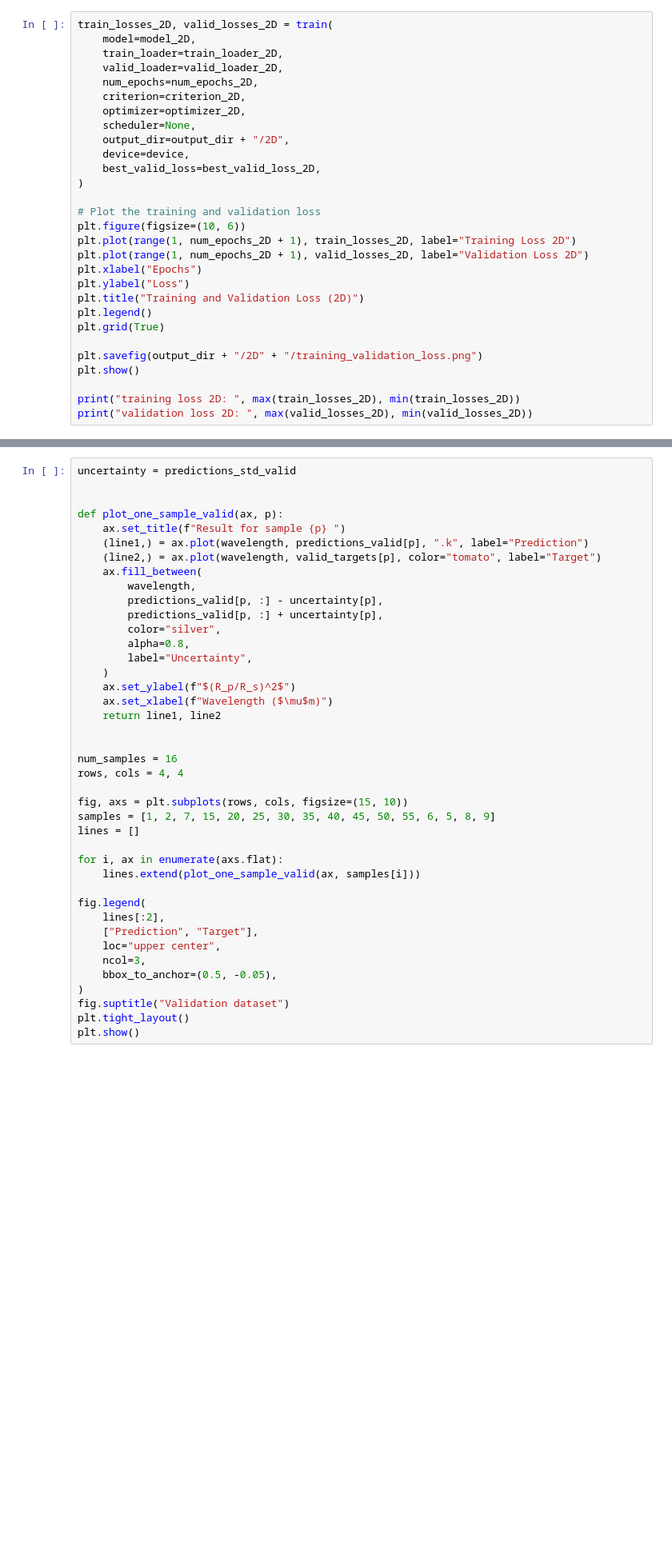
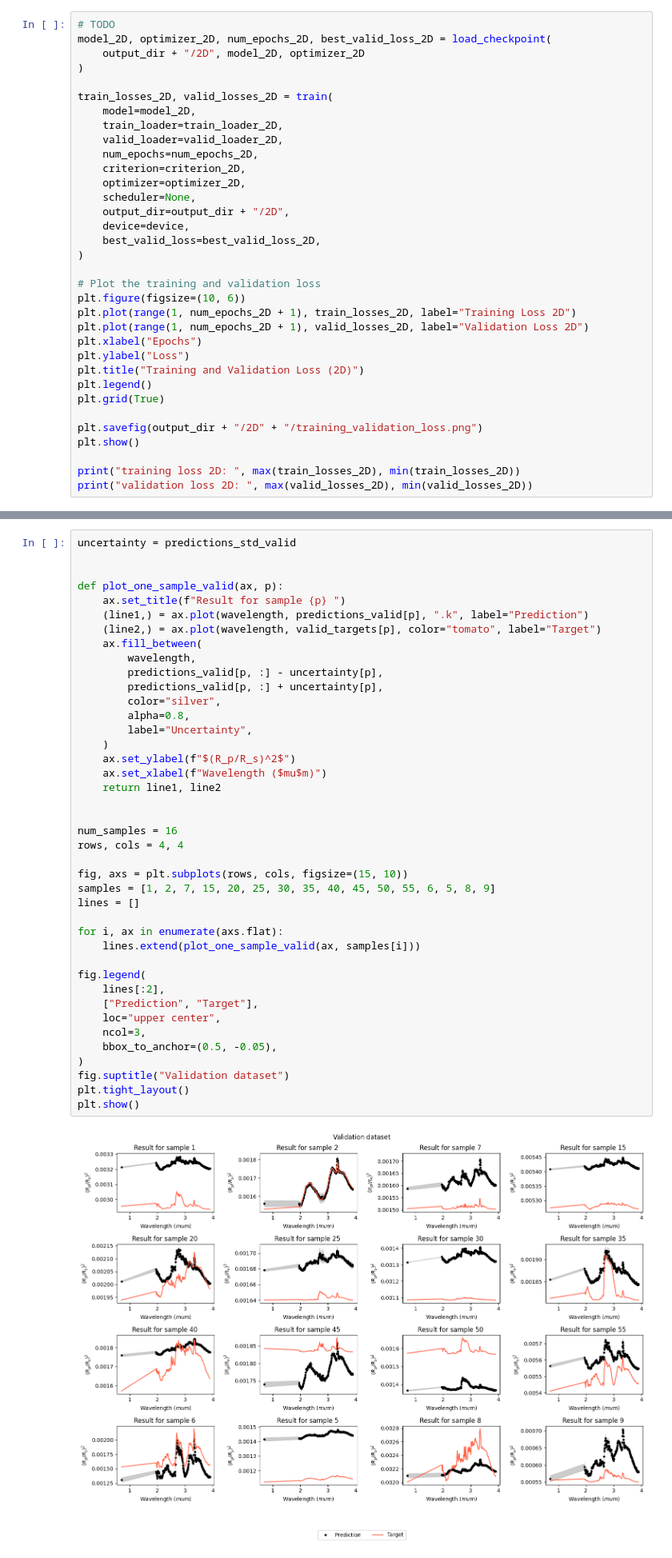
Before and after one commit to Junf137/SYDE-577-Ariel-Data-Challenge, a Jupyter notebook: code/host-starter-solution.ipynb, the cells around one changed output, grey strips where cells are left out. Shown at 80% size. Saved outputs shown, nothing was run; the diff lists cells and outputs as text; blank space fills up the shorter version.

```diff
--- a/code/host-starter-solution.ipynb
+++ b/code/host-starter-solution.ipynb
@@ -1110,6 +1105,11 @@ Params size (MB): 62.86
 Estimated Total Size (MB): 1004.57
 ==========================================================================================
 # %%
+# TODO
+model_2D, optimizer_2D, num_epochs_2D, best_valid_loss_2D = load_checkpoint(
+    output_dir + "/2D", model_2D, optimizer_2D
+)
+
 train_losses_2D, valid_losses_2D = train(
     model=model_2D,
     train_loader=train_loader_2D,
@@ -1247,34 +1248,36 @@ def plot_one_sample_valid(ax, p):
         predictions_valid[p, :] - uncertainty[p],
         predictions_valid[p, :] + uncertainty[p],
         color="silver",
         alpha=0.8,
         label="Uncertainty",
     )
     ax.set_ylabel(f"$(R_p/R_s)^2$")
-    ax.set_xlabel(f"Wavelength ($\mu$m)")
+    ax.set_xlabel(f"Wavelength ($mu$m)")
     return line1, line2
 
 
 num_samples = 16
 rows, cols = 4, 4
 
 fig, axs = plt.subplots(rows, cols, figsize=(15, 10))
 samples = [1, 2, 7, 15, 20, 25, 30, 35, 40, 45, 50, 55, 6, 5, 8, 9]
 lines = []
 
 for i, ax in enumerate(axs.flat):
     lines.extend(plot_one_sample_valid(ax, samples[i]))
 
 fig.legend(
     lines[:2],
     ["Prediction", "Target"],
     loc="upper center",
     ncol=3,
     bbox_to_anchor=(0.5, -0.05),
 )
 fig.suptitle("Validation dataset")
 plt.tight_layout()
 plt.show()
+# %% [output]
+[figure, added]
 # %%
 ######## PLOTS THE RESULT ########
 predictions = predictions_valid
```
Also changed, not shown: parts of 12 cells of this notebook.
